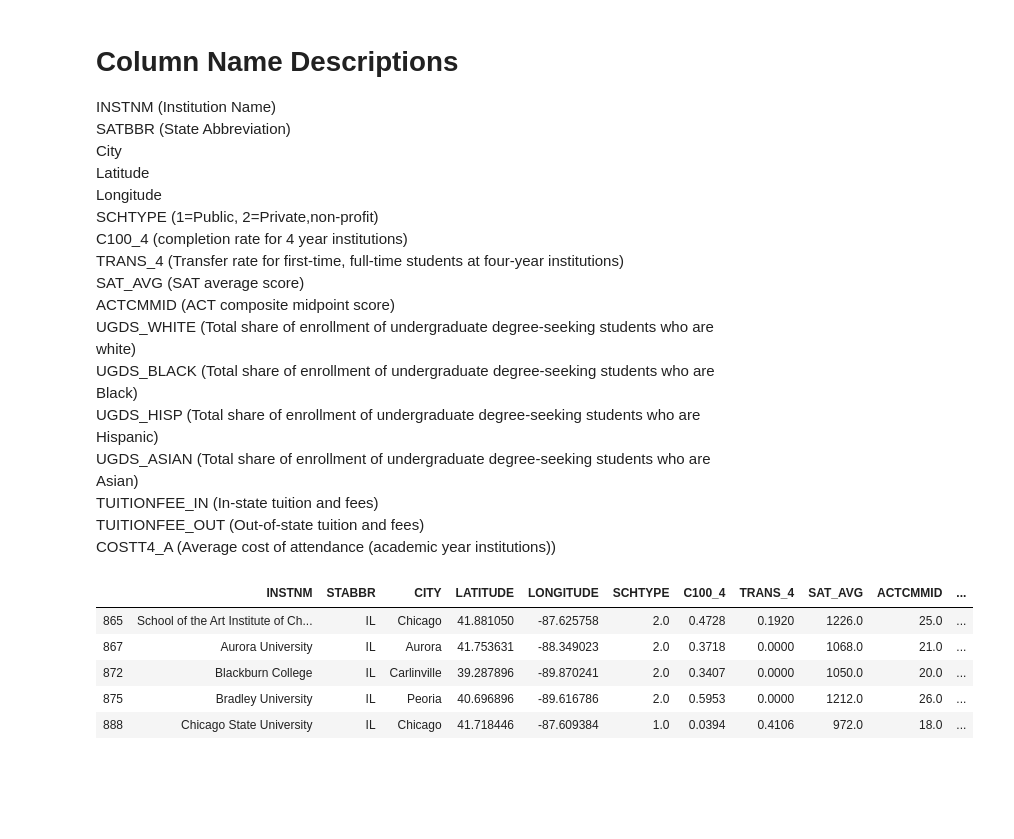
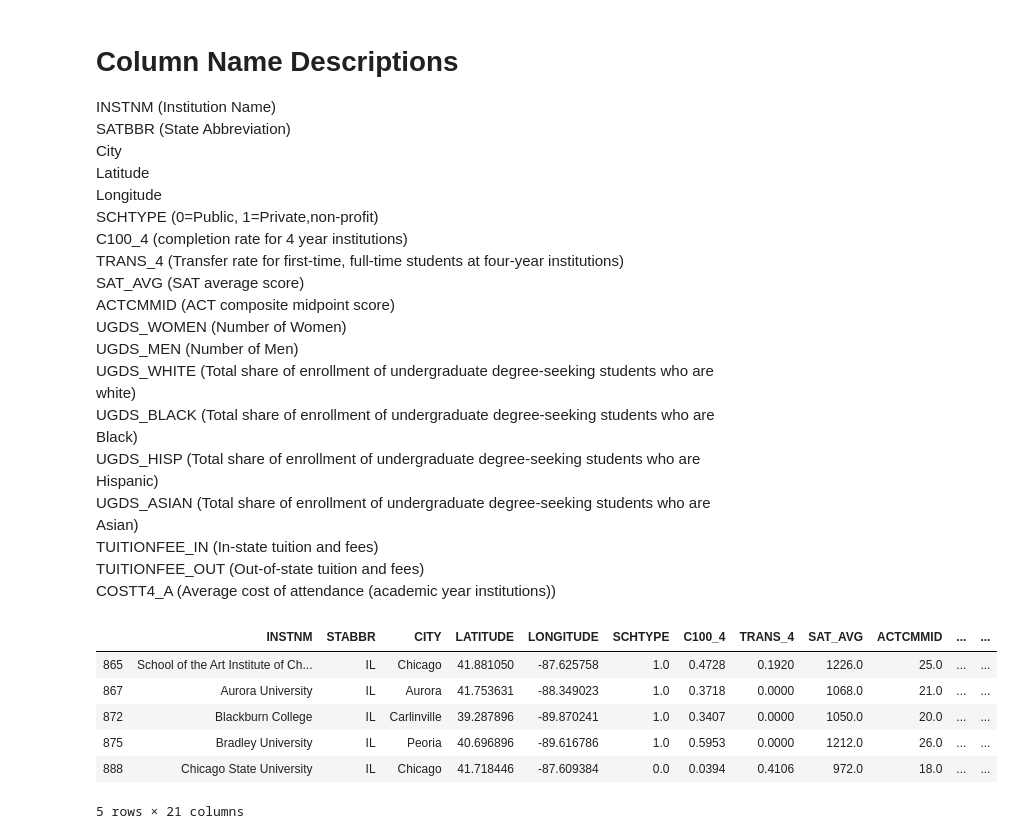
Before and after one commit to MissWibbon/education-ml, a Jupyter notebook: Data_Cleaning.ipynb, the cells around one changed output. Saved outputs shown, nothing was run; the diff lists cells and outputs as text; code cells hidden in the pictures; blank space fills up the shorter version.

Commit message:
changed schooltypes and added male to female ratio

```diff
--- a/Data_Cleaning.ipynb
+++ b/Data_Cleaning.ipynb
@@ -7,11 +7,13 @@ SATBBR (State Abbreviation)
 City
 Latitude
 Longitude
-SCHTYPE (1=Public, 2=Private,non-profit)
+SCHTYPE (0=Public, 1=Private,non-profit)
 C100_4 (completion rate for 4 year institutions)
 TRANS_4 (Transfer rate for first-time, full-time students at four-year institutions)
 SAT_AVG (SAT average score)
 ACTCMMID (ACT composite midpoint score)
+UGDS_WOMEN (Number of Women)
+UGDS_MEN (Number of Men)
 UGDS_WHITE (Total share of enrollment of undergraduate degree-seeking students who are white)
 UGDS_BLACK (Total share of enrollment of undergraduate degree-seeking students who are Black)
 UGDS_HISP (Total share of enrollment of undergraduate degree-seeking students who are Hispanic)
@@ -22,20 +24,24 @@ COSTT4_A (Average cost of attendance (academic year institutions))
 # %%
 SY19 = pd.read_csv("MERGED2018_19_PP.csv")
 # SY19.IL()
 SY19_IL = SY19.loc[SY19["STABBR"]=="IL"]
 # SY19_IL.head()
-SY19_IL = SY19_IL[["INSTNM","STABBR","CITY","LATITUDE","LONGITUDE","SCHTYPE","C100_4","TRANS_4","SAT_AVG","ACTCMMID","UGDS_WHITE","UGDS_BLACK","UGDS_HISP","UGDS_ASIAN","UGDS_AIAN","TUITIONFEE_IN","TUITIONFEE_OUT","COSTT4_A"]]
-SY19_IL["Year"] = "2019"
-# SY19_IL.head()
+
+SY19_IL = SY19_IL[["INSTNM","STABBR","CITY","LATITUDE","LONGITUDE","SCHTYPE","C100_4","TRANS_4","SAT_AVG","ACTCMMID","UGDS","UGDS_WOMEN","UGDS_MEN","UGDS_WHITE","UGDS_BLACK","UGDS_HISP","UGDS_ASIAN","UGDS_AIAN","TUITIONFEE_IN","TUITIONFEE_OUT","COSTT4_A"]]
 SY19_IL = SY19_IL.dropna()
+
+SY19_IL["SCHTYPE"] = SY19_IL["SCHTYPE"].replace(1,0)
+SY19_IL["SCHTYPE"] = SY19_IL["SCHTYPE"].replace(2,1)
+
 SY19_IL.head()
 # %% [output]
-|  | INSTNM | STABBR | CITY | LATITUDE | LONGITUDE | SCHTYPE | C100_4 | TRANS_4 | SAT_AVG | ACTCMMID | ... |
-| 865 | School of the Art Institute of Ch... | IL | Chicago | 41.881050 | -87.625758 | 2.0 | 0.4728 | 0.1920 | 1226.0 | 25.0 | ... |
-| 867 | Aurora University | IL | Aurora | 41.753631 | -88.349023 | 2.0 | 0.3718 | 0.0000 | 1068.0 | 21.0 | ... |
-| 872 | Blackburn College | IL | Carlinville | 39.287896 | -89.870241 | 2.0 | 0.3407 | 0.0000 | 1050.0 | 20.0 | ... |
-| 875 | Bradley University | IL | Peoria | 40.696896 | -89.616786 | 2.0 | 0.5953 | 0.0000 | 1212.0 | 26.0 | ... |
-| 888 | Chicago State University | IL | Chicago | 41.718446 | -87.609384 | 1.0 | 0.0394 | 0.4106 | 972.0 | 18.0 | ... |
+|  | INSTNM | STABBR | CITY | LATITUDE | LONGITUDE | SCHTYPE | C100_4 | TRANS_4 | SAT_AVG | ACTCMMID | ... | ... |
+| 865 | School of the Art Institute of Ch... | IL | Chicago | 41.881050 | -87.625758 | 1.0 | 0.4728 | 0.1920 | 1226.0 | 25.0 | ... | ... |
+| 867 | Aurora University | IL | Aurora | 41.753631 | -88.349023 | 1.0 | 0.3718 | 0.0000 | 1068.0 | 21.0 | ... | ... |
+| 872 | Blackburn College | IL | Carlinville | 39.287896 | -89.870241 | 1.0 | 0.3407 | 0.0000 | 1050.0 | 20.0 | ... | ... |
+| 875 | Bradley University | IL | Peoria | 40.696896 | -89.616786 | 1.0 | 0.5953 | 0.0000 | 1212.0 | 26.0 | ... | ... |
+| 888 | Chicago State University | IL | Chicago | 41.718446 | -87.609384 | 0.0 | 0.0394 | 0.4106 | 972.0 | 18.0 | ... | ... |
+5 rows × 21 columns
 # %%
 SY18 = pd.read_csv("MERGED2017_18_PP.csv")
 # SY18.head()
```
Also changed, not shown: parts of 10 cells of this notebook, 6 other files.
